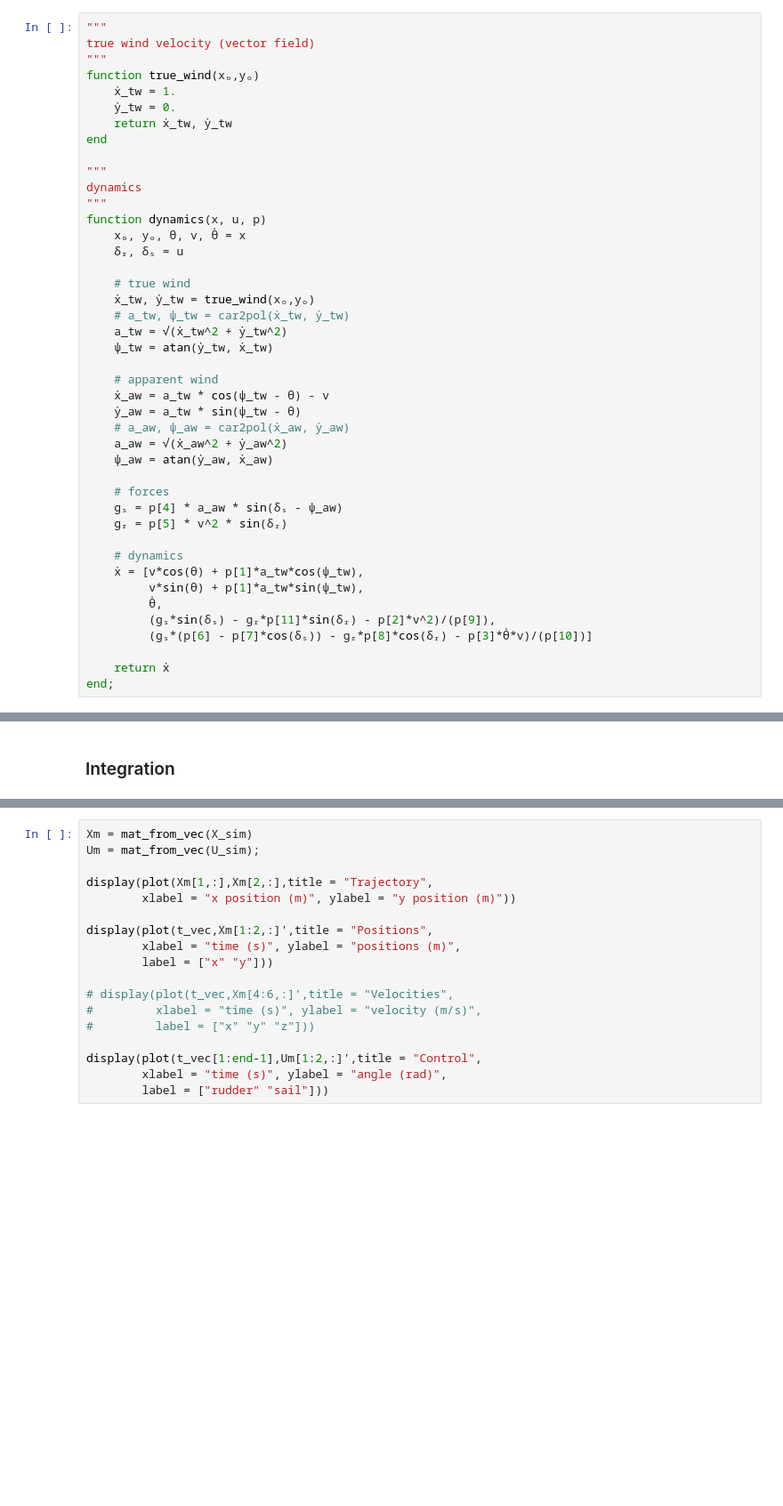
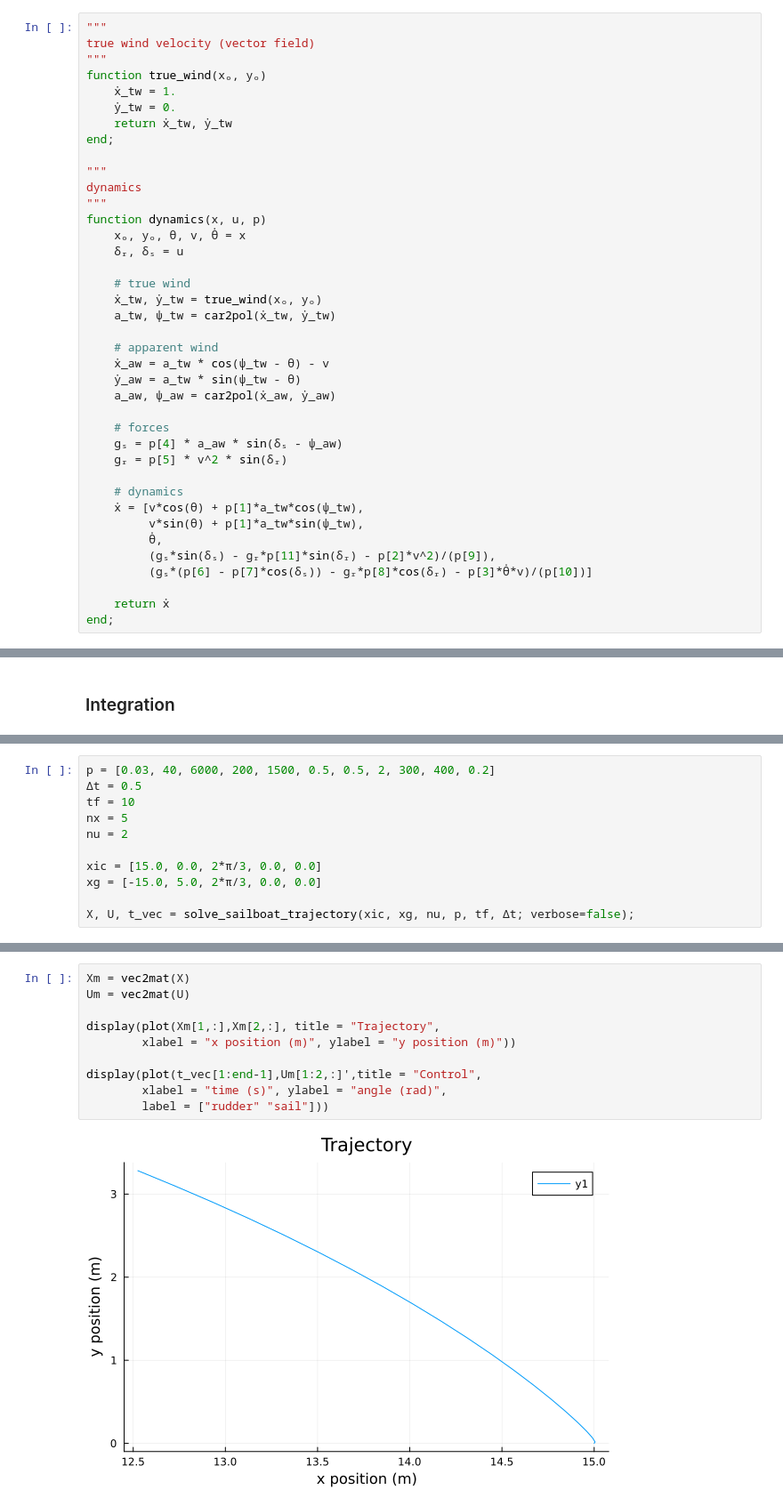
Before and after one commit to taerugh/OptimalSailboat, a Jupyter notebook: sailboat_dynamics.ipynb, the cells around one changed output, grey strips where cells are left out. Shown at 89% size. Saved outputs shown, nothing was run; the diff lists cells and outputs as text; blank space fills up the shorter version.

```diff
--- a/sailboat_dynamics.ipynb
+++ b/sailboat_dynamics.ipynb
@@ -110,11 +126,11 @@ $$ \begin{align}
 """
 true wind velocity (vector field)
 """
-function true_wind(xₒ,yₒ)
+function true_wind(xₒ, yₒ)
     ẋ_tw = 1.
     ẏ_tw = 0.
     return ẋ_tw, ẏ_tw
-end
+end;
 
 """
 dynamics
@@ -124,17 +140,13 @@ function dynamics(x, u, p)
     δᵣ, δₛ = u
 
     # true wind
-    ẋ_tw, ẏ_tw = true_wind(xₒ,yₒ)
-    # a_tw, ψ_tw = car2pol(ẋ_tw, ẏ_tw)
-    a_tw = √(ẋ_tw^2 + ẏ_tw^2)
-    ψ_tw = atan(ẏ_tw, ẋ_tw)
+    ẋ_tw, ẏ_tw = true_wind(xₒ, yₒ)
+    a_tw, ψ_tw = car2pol(ẋ_tw, ẏ_tw)
 
     # apparent wind
     ẋ_aw = a_tw * cos(ψ_tw - θ) - v
     ẏ_aw = a_tw * sin(ψ_tw - θ)
-    # a_aw, ψ_aw = car2pol(ẋ_aw, ẏ_aw)
-    a_aw = √(ẋ_aw^2 + ẏ_aw^2)
-    ψ_aw = atan(ẏ_aw, ẋ_aw)
+    a_aw, ψ_aw = car2pol(ẋ_aw, ẏ_aw)
 
     # forces
     gₛ = p[4] * a_aw * sin(δₛ - ψ_aw)
@@ -244,0 +474,11 @@ end
+# %%
+p = [0.03, 40, 6000, 200, 1500, 0.5, 0.5, 2, 300, 400, 0.2]
+Δt = 0.5
+tf = 10
+nx = 5
+nu = 2
+
+xic = [15.0, 0.0, 2*π/3, 0.0, 0.0]
+xg = [-15.0, 5.0, 2*π/3, 0.0, 0.0]
+
+X, U, t_vec = solve_sailboat_trajectory(xic, xg, nu, p, tf, Δt; verbose=false);
@@ -245,18 +494,12 @@ end
 # %%
-Xm = mat_from_vec(X_sim)
-Um = mat_from_vec(U_sim);
+Xm = vec2mat(X)
+Um = vec2mat(U)
 
-display(plot(Xm[1,:],Xm[2,:],title = "Trajectory",
+display(plot(Xm[1,:],Xm[2,:], title = "Trajectory",
         xlabel = "x position (m)", ylabel = "y position (m)"))
-
-display(plot(t_vec,Xm[1:2,:]',title = "Positions",
-        xlabel = "time (s)", ylabel = "positions (m)",
-        label = ["x" "y"]))
-
-# display(plot(t_vec,Xm[4:6,:]',title = "Velocities",
-#         xlabel = "time (s)", ylabel = "velocity (m/s)",
-#         label = ["x" "y" "z"]))
 
 display(plot(t_vec[1:end-1],Um[1:2,:]',title = "Control",
         xlabel = "time (s)", ylabel = "angle (rad)",
         label = ["rudder" "sail"]))
+# %% [output]
+[figure, added]
```
Also changed, not shown: parts of 22 cells of this notebook, 7 other files.
